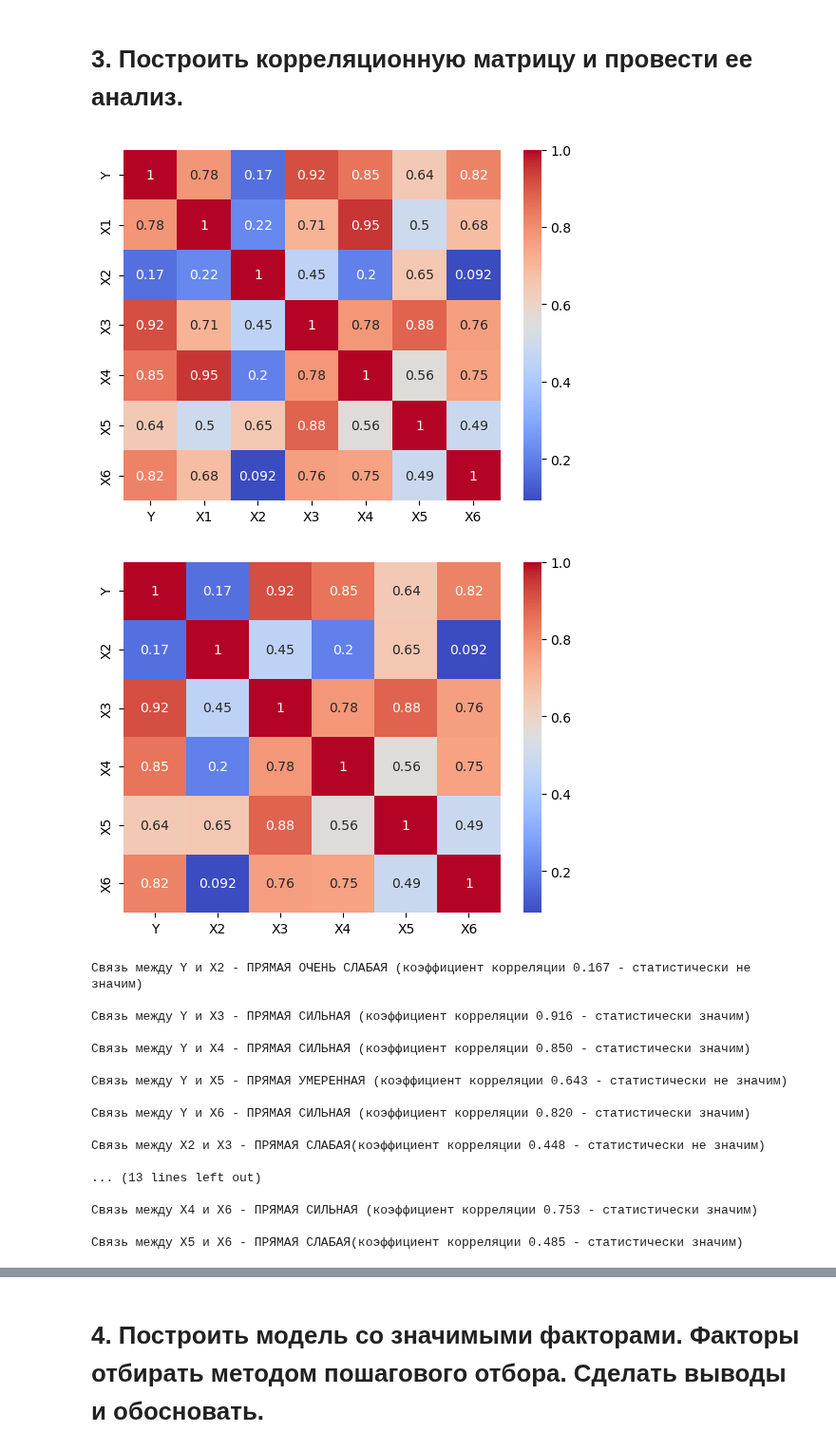
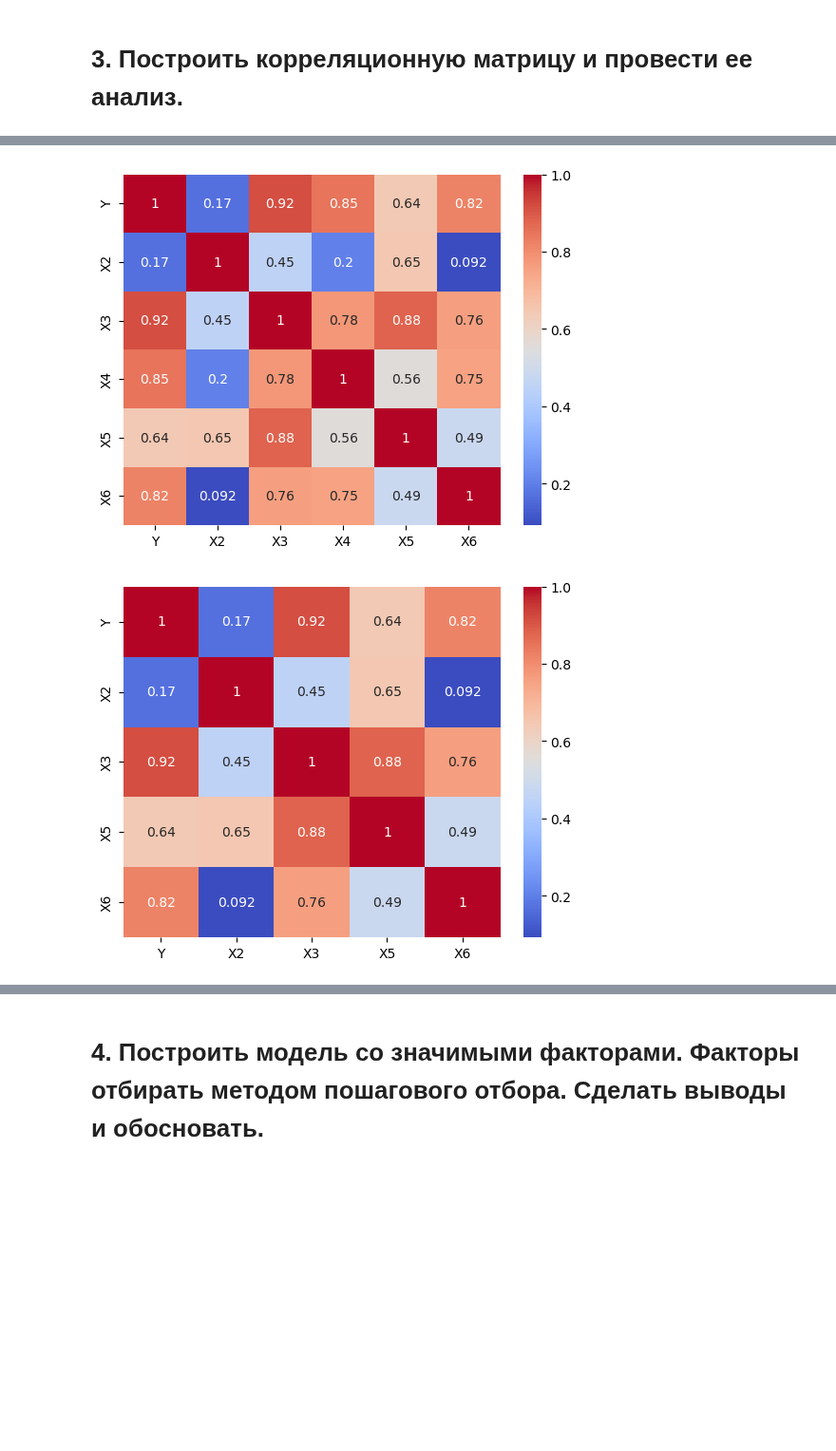
Before and after one commit to Ackrome/FU, a Jupyter notebook: Course_2/ECONOMETRICS/pract2.ipynb, the cells around one changed output, grey strips where cells are left out. Shown at 95% size. Cells and saved outputs as stored; diff of their text form; code cells hidden in the pictures; blank space fills up the shorter version.

```diff
--- a/Course_2/ECONOMETRICS/06.10.24.ipynb
+++ b/Course_2/ECONOMETRICS/pract2.ipynb
@@ -375,30 +377,8 @@ analysys.scatterplot(figsize=(6,4))
 Большая часть значений каждого регрессора скоплена вокруг начала координат
 # %% [markdown]
 # 3. Построить корреляционную матрицу и провести ее анализ.
-# %%
-analysys.corr_matrix()
-
-analysys.drop_too_correlated_no_breaks()
-# %% [output]
-[figure, removed]
-[figure, removed]
-# %%
-analysys.correlations()
-# %% [output]
-Связь между Y и X2 - ПРЯМАЯ ОЧЕНЬ СЛАБАЯ (коэффициент корреляции 0.167 - статистически не значим)
-
-Связь между Y и X3 - ПРЯМАЯ СИЛЬНАЯ (коэффициент корреляции 0.916 - статистически значим)
-
-Связь между Y и X4 - ПРЯМАЯ СИЛЬНАЯ (коэффициент корреляции 0.850 - статистически значим)
-
-Связь между Y и X5 - ПРЯМАЯ УМЕРЕННАЯ (коэффициент корреляции 0.643 - статистически не значим)
-
-Связь между Y и X6 - ПРЯМАЯ СИЛЬНАЯ (коэффициент корреляции 0.820 - статистически значим)
-
-Связь между X2 и X3 - ПРЯМАЯ СЛАБАЯ(коэффициент корреляции 0.448 - статистически не значим)
-
-... (13 lines left out)
-
-Связь между X4 и X6 - ПРЯМАЯ СИЛЬНАЯ (коэффициент корреляции 0.753 - статистически значим)
-
-Связь между X5 и X6 - ПРЯМАЯ СЛАБАЯ(коэффициент корреляции 0.485 - статистически значим)
+# %%
+analysis.corr_matrix()
+#analysis.drop_too_correlated_no_breaks(max_correl=0.8)
+analysis.drop_too_correlated_x_times(times=4, max_correl=0.7)
+# %% [output]
@@ -404,0 +386,2 @@ analysys.correlations()
+[figure, added]
+[figure, added]
```
Also changed, not shown: parts of 12 cells of this notebook, 3 other files.
